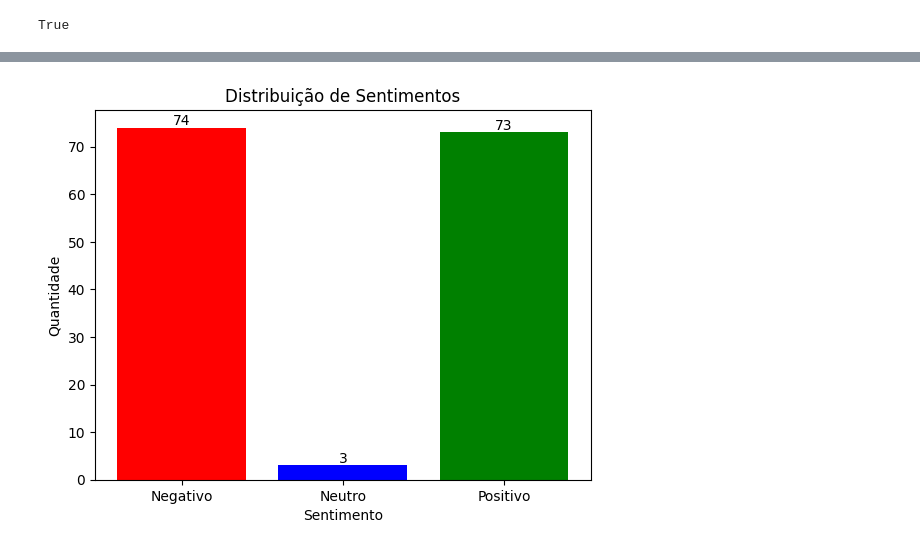
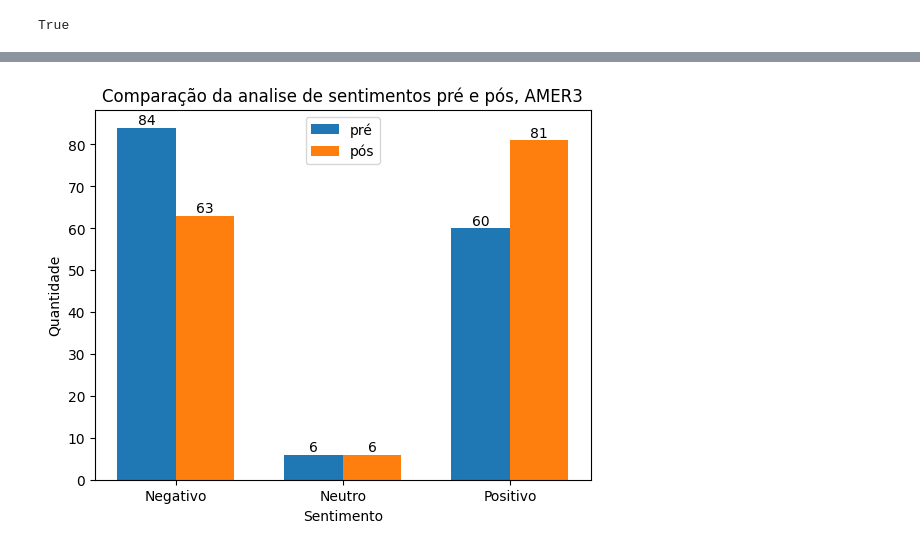
Before and after one commit to staubjoao/analise_sentimentos_financeiro, a Jupyter notebook: analise.ipynb, the cells around one changed output, grey strips where cells are left out. Cells and saved outputs as stored; diff of their text form; code cells hidden in the pictures.

```diff
--- a/analise.ipynb
+++ b/analise.ipynb
@@ -32,7 +34,8 @@ nltk.download('stopwords')
 [nltk_data]   Package stopwords is already up-to-date!
 True
 # %%
-dados = pd.read_csv("./MGLU3.csv")
+ativo = "AMER3"
+dados = pd.read_csv(f"./{ativo}.csv")
 # %%
 
 def combinar_paragrafos(texto_lista):
@@ -125,4 +118,42 @@ def plotar_analise(df, coluna):
+# %%
+def plotar_analise(df):
+    negativos_pre = df['sent_cru_texto'].tolist().count('negativo')
+    neutros_pre = df['sent_cru_texto'].tolist().count('neutro')
+    positivos_pre = df['sent_cru_texto'].tolist().count('positivo')
+
+    negativos_pos = df['sent_proc_3_texto'].tolist().count('negativo')
+    neutros_pos = df['sent_proc_3_texto'].tolist().count('neutro')
+    positivos_pos = df['sent_proc_3_texto'].tolist().count('positivo')
+
+    sentimentos = ['Negativo', 'Neutro', 'Positivo']
+
+    quantidades_pre = [negativos_pre, neutros_pre, positivos_pre]
+    quantidades_pos = [negativos_pos, neutros_pos, positivos_pos]
+
+    largura = 0.35
+
+    x = range(len(sentimentos))
+
+    fig, ax = plt.subplots()
+
+    ax.bar([i - largura/2 for i in x], quantidades_pre, largura, label='pré')
+    ax.bar([i + largura/2 for i in x], quantidades_pos, largura, label='pós')
+
+    ax.set_xlabel('Sentimento')
+    ax.set_ylabel('Quantidade')
+    ax.set_title(f'Comparação da analise de sentimentos pré e pós, {ativo}')
+
+    ax.set_xticks(x)
+    ax.set_xticklabels(sentimentos)
+
+    ax.legend()
+
+    for i, v1, v2 in zip(x, quantidades_pre, quantidades_pos):
+        plt.text(i - largura/2, v1, str(v1), ha='center', va='bottom')
+        plt.text(i + largura/2, v2, str(v2), ha='center', va='bottom')
+
+    plt.show()
 # %%
-plotar_analise(dados, 'sent_cru_texto')
+plotar_analise(dados)
 # %% [output]
-[figure, old version]
+[figure, new version]
```
Also changed, not shown: parts of 12 cells of this notebook, 5 other files.
